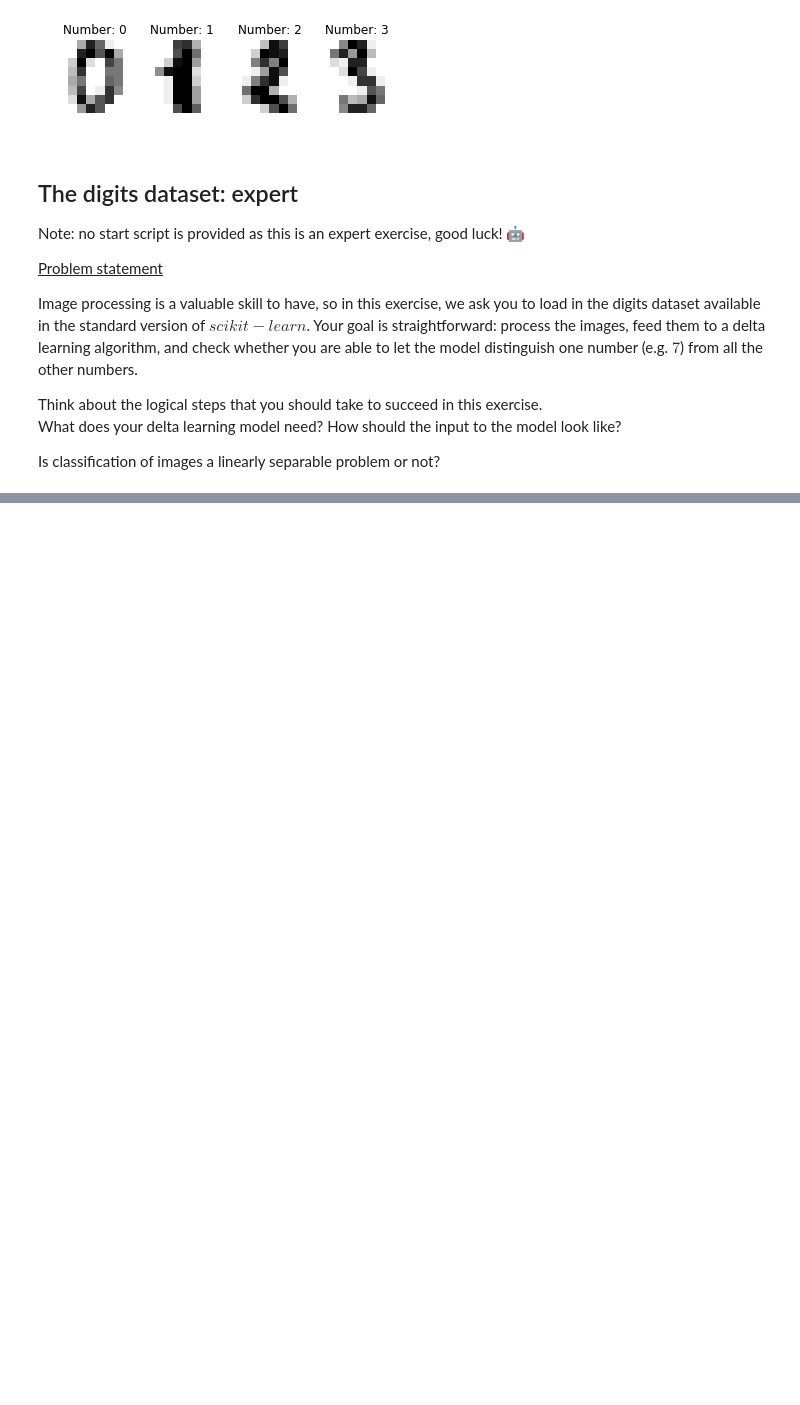
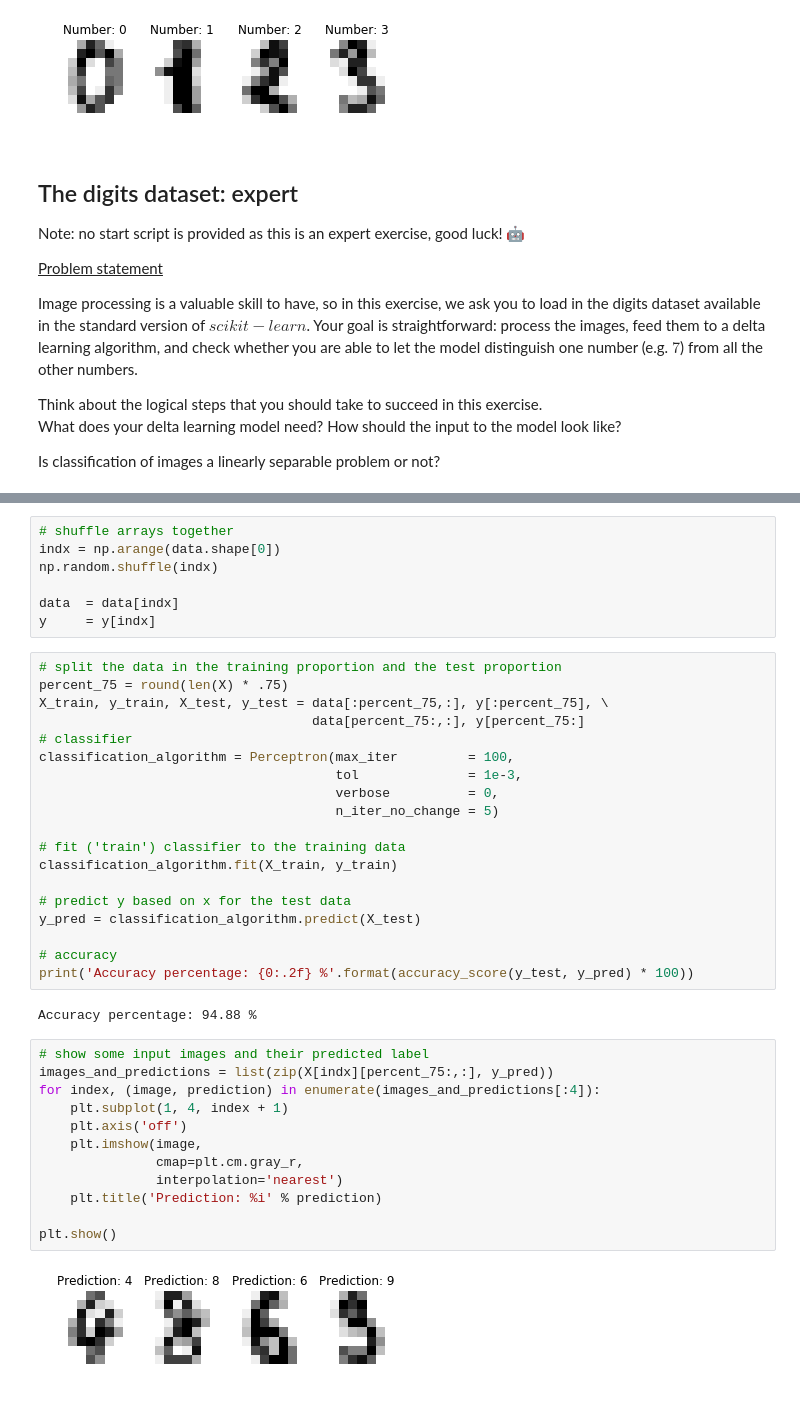
Before and after one commit to CogComNeuroSci/modeling-master, a Jupyter notebook: AY 2019 - 2020/Lesson 08/Practical session/course examples/Les 08.ipynb, the cells around one changed output, grey strips where cells are left out. Saved outputs shown, nothing was run; the diff lists cells and outputs as text; blank space fills up the shorter version.

```diff
--- a/AY 2019 - 2020/Lesson 08/Practical session/course examples/Les 08.ipynb
+++ b/AY 2019 - 2020/Lesson 08/Practical session/course examples/Les 08.ipynb
@@ -521,0 +546,42 @@ Is classification of images a linearly separable problem or not?
+# %%
+# shuffle arrays together
+indx = np.arange(data.shape[0])
+np.random.shuffle(indx)
+
+data  = data[indx]
+y     = y[indx]
+# %%
+# split the data in the training proportion and the test proportion
+percent_75 = round(len(X) * .75)
+X_train, y_train, X_test, y_test = data[:percent_75,:], y[:percent_75], \
+                                   data[percent_75:,:], y[percent_75:]
+# classifier
+classification_algorithm = Perceptron(max_iter         = 100,
+                                      tol              = 1e-3,
+                                      verbose          = 0,
+                                      n_iter_no_change = 5)
+
+# fit ('train') classifier to the training data
+classification_algorithm.fit(X_train, y_train)
+
+# predict y based on x for the test data
+y_pred = classification_algorithm.predict(X_test)
+
+# accuracy
+print('Accuracy percentage: {0:.2f} %'.format(accuracy_score(y_test, y_pred) * 100))
+# %% [output]
+Accuracy percentage: 94.88 %
+# %%
+# show some input images and their predicted label
+images_and_predictions = list(zip(X[indx][percent_75:,:], y_pred))
+for index, (image, prediction) in enumerate(images_and_predictions[:4]):
+    plt.subplot(1, 4, index + 1)
+    plt.axis('off')
+    plt.imshow(image,
+               cmap=plt.cm.gray_r,
+               interpolation='nearest')
+    plt.title('Prediction: %i' % prediction)
+
+plt.show()
+# %% [output]
+[figure, added]
```
Also changed, not shown: parts of 8 cells of this notebook, 4 other files.
